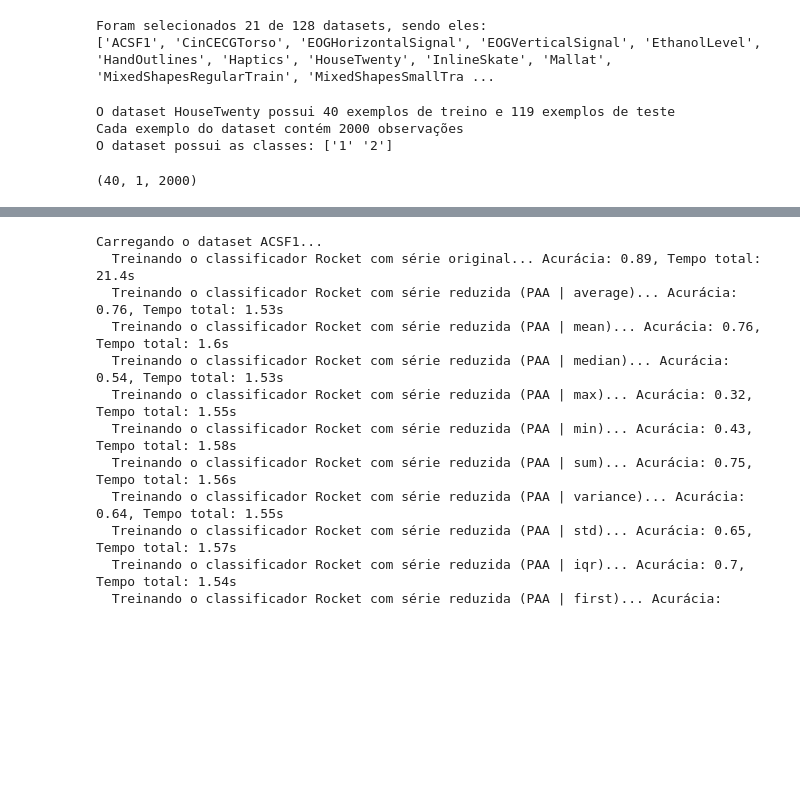
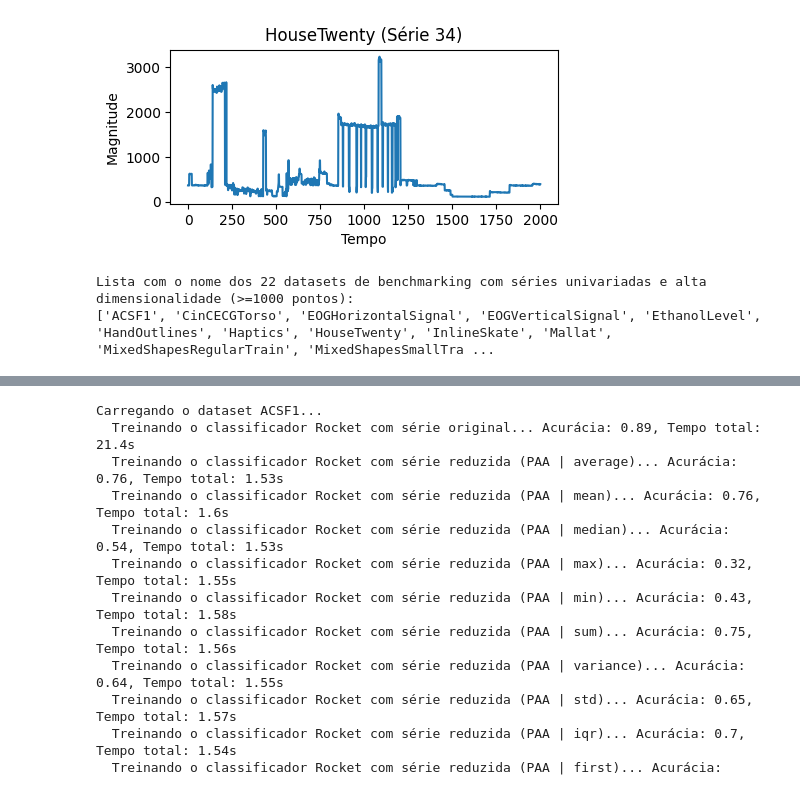
Before and after one commit to MoroFernando/time-series-dimensionality-reduction, a Jupyter notebook: main.ipynb, the cells around one changed output, grey strips where cells are left out. Drawn from its saved outputs; the diff is of its cells as text; code cells hidden in the pictures; blank space fills up the shorter version.

```diff
--- a/main.ipynb
+++ b/main.ipynb
@@ -41,0 +17,16 @@ high_dim_datasets = [
+# %%
+# Para obter os dados de um dataset, precisamos carrega-lo em memória utilizando a função load_classification dísponível na biblioteca aeon
+from aeon.datasets import load_classification
+
+# Neste exemplo, utilizaremos o dataset "HouseTwenty" (disponível na lista de datasets carregada anteriormente)
+dataset_name = 'HouseTwenty'
+
+X_train, y_train = load_classification(dataset_name, split="train")
+X_test, y_test = load_classification(dataset_name, split="test")
+
+# Cada conjunto de dados carregado é composto por uma matriz 3D contendo: (n_intâncias, n_features, n_pontos) e um vetor 1D para as classes (labels)
+print(f"X_train: {X_train.shape}")
+print(f"y_train: {y_train.shape}")
+print()
+print(f"X_test: {X_test.shape}")
+print(f"y_test: {y_test.shape}")
@@ -42,24 +46,38 @@ high_dim_datasets = [
+# %%
+# Podemos plotar uma série temporal para visualização usando o matplotlib
+import matplotlib.pyplot as plt
+
+# Neste exemplo, plotamos uma instância qualquer (índice 34) da série do conjunto de treino que carregamos anteriormente do dataset "HouseTwenty"
+idx = 34
+serie = X_train[idx, 0, :] # Seleciona a série temporal da instância 34, feature 0 (única feature, pois é univariada)
+
+plt.figure(figsize=(5,2))
+plt.plot(serie) # Aqui selecionamos a série temporal da instância 34, feature 0 (única feature, pois é univariada) e todos os pontos (:)
+plt.title(f"{dataset_name} (Série {idx})")
+plt.xlabel("Tempo")
+plt.ylabel("Magnitude")
+plt.show()
+# %% [output]
+[figure, added]
 # %%
-# Filtra a lista de univariate datasets para manter apenas os de alta dimensionalidade
-univariate_larger = [ds for ds in univariate if ds in high_dim_datasets]
+# Para testar a redução de dimensionalidade das series destes datasets, é preciso selecionar series que possuam alta dimensionalidade (>=1000 pontos)
+# Para isso, definimos uma lista para armazenar os nomes dos datasets que atendem a este critério
+high_dim_datasets = []
 
-print(f"Foram selecionados {len(univariate_larger)} de {len(univariate)} datasets, sendo eles: \n{univariate_larger}")
+# A fim de verificar a dimensionalidade de cada dataset, iteramos sobre a lista de nomes de datasets originais
+for d in datasets:
+    X, _ = load_classification(d) # Seleciona somente os dados (X) e ignora as labels (_)
+
+    # Podem existir datasets que são implementados com diferentes formatos, sem ser Arrays do Numpy ou DataFrames, então usamos um bloco try-except para evitar erros ao tentar acessar o '.shape'
+    try:
+        size = X.shape[2]
+    except Exception:
+        pass
+
+    if size >= 1000:
+        high_dim_datasets.append(d)
+
+print(f"Lista com o nome dos {len(high_dim_datasets)} datasets de benchmarking com séries univariadas e alta dimensionalidade (>=1000 pontos): \n{high_dim_datasets}")
 # %% [output]
-Foram selecionados 21 de 128 datasets, sendo eles:
+Lista com o nome dos 22 datasets de benchmarking com séries univariadas e alta dimensionalidade (>=1000 pontos):
 ['ACSF1', 'CinCECGTorso', 'EOGHorizontalSignal', 'EOGVerticalSignal', 'EthanolLevel', 'HandOutlines', 'Haptics', 'HouseTwenty', 'InlineSkate', 'Mallat', 'MixedShapesRegularTrain', 'MixedShapesSmallTra ...
-# %%
-# Carrega um dataset aleatório para testes
-test_dataset = univariate[59]
-X_train, y_train = load_classification(test_dataset, split="train")
-X_test, y_test = load_classification(test_dataset, split="test")
-
-print(f"O dataset {test_dataset} possui {X_train.shape[0]} exemplos de treino e {X_test.shape[0]} exemplos de teste")
-print(f"Cada exemplo do dataset contém {X_train.shape[2]} observações")
-print(f"O dataset possui as classes: {np.unique(y_train)}")
-
-X_train.shape
-# %% [output]
-O dataset HouseTwenty possui 40 exemplos de treino e 119 exemplos de teste
-Cada exemplo do dataset contém 2000 observações
-O dataset possui as classes: ['1' '2']
-(40, 1, 2000)
```
Also changed, not shown: parts of 21 cells of this notebook.
